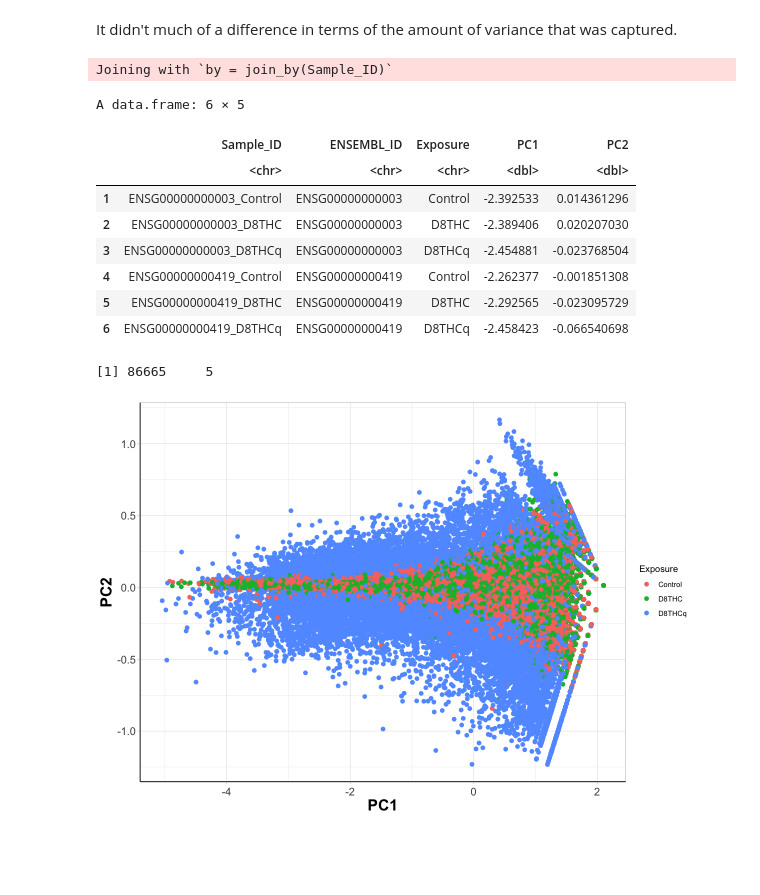
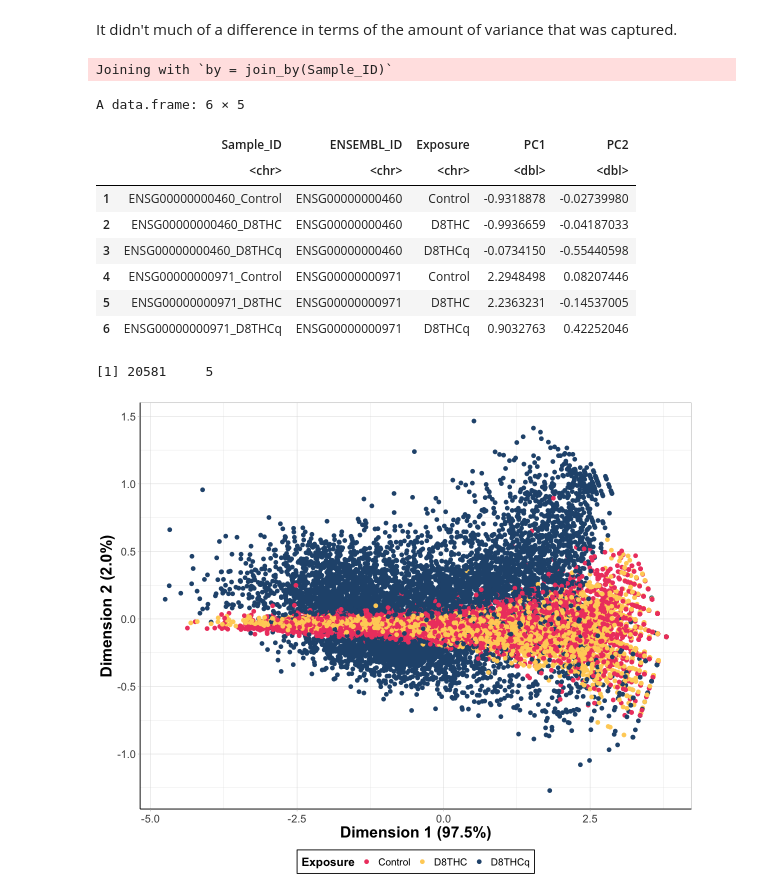
Before and after one commit to UNC-CEMALB/P1016.-THC-RNASeq-Adducts, a Jupyter notebook: 2. Cluster Analysis/Cluster Analysis.ipynb, the cells around one changed output. Drawn from its saved outputs; the diff is of its cells as text; code cells hidden in the pictures; blank space fills up the shorter version.

```diff
--- a/2. Cluster Analysis/Cluster Analysis.ipynb
+++ b/2. Cluster Analysis/Cluster Analysis.ipynb
@@ -11,8 +11,8 @@ library(ggrepel)
 library(pheatmap)
 
 # reading in files
-genes_df = data.frame(read_excel("Input/log2_Normalized_THC_Genes_102226.xlsx")) #%>%
-    #column_to_rownames(var = "ENSEMBL_ID")
+genes_df = data.frame(read_excel("Input/log2_Normalized_THC_Genes_102226.xlsx"))
+results_df = data.frame(read_excel("Input/DESeq2_Results_110726.xlsx"))
 # %% [output]
 ── Attaching core tidyverse packages ──────────────────────── tidyverse 2.0.0 ──
 ✔ dplyr     1.1.4     ✔ readr     2.1.5
@@ -45,0 +56,11 @@ A data.frame: 6 × 10
+# %%
+# only retaining genes significantly differentially expressed between at least one comparison
+# total significant gene counts
+sig_genes = results_df %>%
+    # filtering for only sig genes
+    filter(P.Adj < 0.05 & log2FC > log2(1.5) | P.Adj < 0.05 & log2FC < -log2(1.5)) %>%
+    select(Gene) %>%
+    distinct() %>%
+    pull(Gene)
+
+length(sig_genes)
@@ -49,6 +72,7 @@ This analysis will use PCA to explore if there are clusters of genes associated
 # Principal Component Analysis (PCA)
 # %%
 full_df = genes_df %>%
+    filter(ENSEMBL_ID %in% sig_genes) %>%
     pivot_longer(cols = 2:ncol(genes_df), names_to = "Sample_ID", values_to = "Value") %>%
     separate(Sample_ID, sep = "_", c("Experiment", "Exposure"), remove = TRUE) %>%
     # creating sample ids
@@ -137,38 +161,37 @@ Joining with `by = join_by(Sample_ID)`
 A data.frame: 6 × 5
 |  | Sample_ID | ENSEMBL_ID | Exposure | PC1 | PC2 |
 |  | <chr> | <chr> | <chr> | <dbl> | <dbl> |
-| 1 | ENSG00000000003_Control | ENSG00000000003 | Control | -2.392533 | 0.014361296 |
-| 2 | ENSG00000000003_D8THC | ENSG00000000003 | D8THC | -2.389406 | 0.020207030 |
-| 3 | ENSG00000000003_D8THCq | ENSG00000000003 | D8THCq | -2.454881 | -0.023768504 |
-| 4 | ENSG00000000419_Control | ENSG00000000419 | Control | -2.262377 | -0.001851308 |
-| 5 | ENSG00000000419_D8THC | ENSG00000000419 | D8THC | -2.292565 | -0.023095729 |
-| 6 | ENSG00000000419_D8THCq | ENSG00000000419 | D8THCq | -2.458423 | -0.066540698 |
+| 1 | ENSG00000000460_Control | ENSG00000000460 | Control | -0.9318878 | -0.02739980 |
+| 2 | ENSG00000000460_D8THC | ENSG00000000460 | D8THC | -0.9936659 | -0.04187033 |
+| 3 | ENSG00000000460_D8THCq | ENSG00000000460 | D8THCq | -0.0734150 | -0.55440598 |
+| 4 | ENSG00000000971_Control | ENSG00000000971 | Control | 2.2948498 | 0.08207446 |
+| 5 | ENSG00000000971_D8THC | ENSG00000000971 | D8THC | 2.2363231 | -0.14537005 |
+| 6 | ENSG00000000971_D8THCq | ENSG00000000971 | D8THCq | 0.9032763 | 0.42252046 |
 # %%
 dim(full_gene_df)
 # %% [output]
-[1] 86665     5
+[1] 20581     5
 # %%
-options(repr.plot.width=10, repr.plot.height=7) #changing size
+options(repr.plot.width=10, repr.plot.height=8) #changing size
 FigureX = ggplot(data = full_gene_df,
        aes(x = PC1, y = PC2, color = Exposure)) +
   geom_point(size = 2) +
   #geom_text_repel(aes(label = Sample_ID), size = 5) +
 
   theme_light() +
   theme(axis.text.x = element_text(vjust = 0.5), #rotating x labels/ moving x labels slightly to the left
         axis.line = element_line(colour="black"), #making x and y axes black
         axis.text = element_text(size = 13), #changing size of x axis labels
         axis.title = element_text(face = "bold", size = rel(1.7)), #changes axis titles
-        #legend.position = 'none',
+        legend.title = element_text(face = 'bold', size = 14), #changes legend title
+        legend.text = element_text(size = 12), #changes legend text
+        legend.position = "bottom", # changing legend position
+        legend.background = element_rect(colour = 'black', fill = 'white', linetype = 'solid'),
         strip.text.x = element_text(size = 18, face = "bold"), #changes size of facet x axis
-        strip.text.y = element_text(size = 18, face = "bold")) #+ #changes size of facet y axis
-  #labs(x = 'Dimension 1 (76.5%)', y = 'Dimension 2 (9.9%)') #+ #changing axis labels
+        strip.text.y = element_text(size = 18, face = "bold")) + #changes size of facet y axis
+  labs(x = 'Dimension 1 (97.5%)', y = 'Dimension 2 (2.0%)') + #changing axis labels
 
-  # scale_color_manual(values = c('#cb181d','#fb6a4a', # cardboard flaming
-  #                            "#b56800", "#f09900", # cardboard smoldering
-  #                            "#4d4d4d", "#808080", # controls
-  #                             '#0000c1','#7f52ff', # cardboard flaming
-  #                            "#005200", "#3aa22b")) # cardboard smoldering
+  scale_color_manual(values = c('#ef476f','#ffd166', '#26547c'))
 FigureX
 # %% [output]
-[figure, old version]
+[figure, new version]
```
Also changed, not shown: parts of 6 cells of this notebook.
